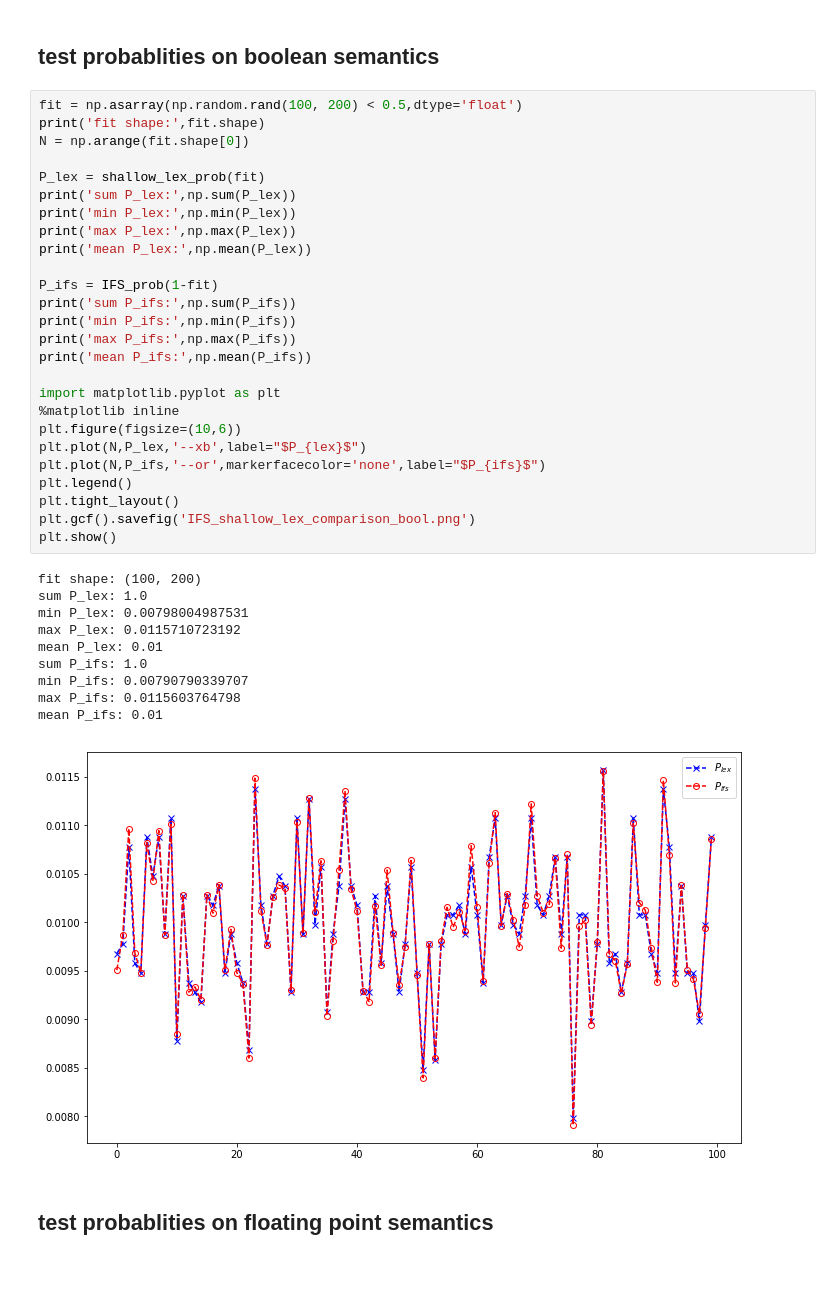
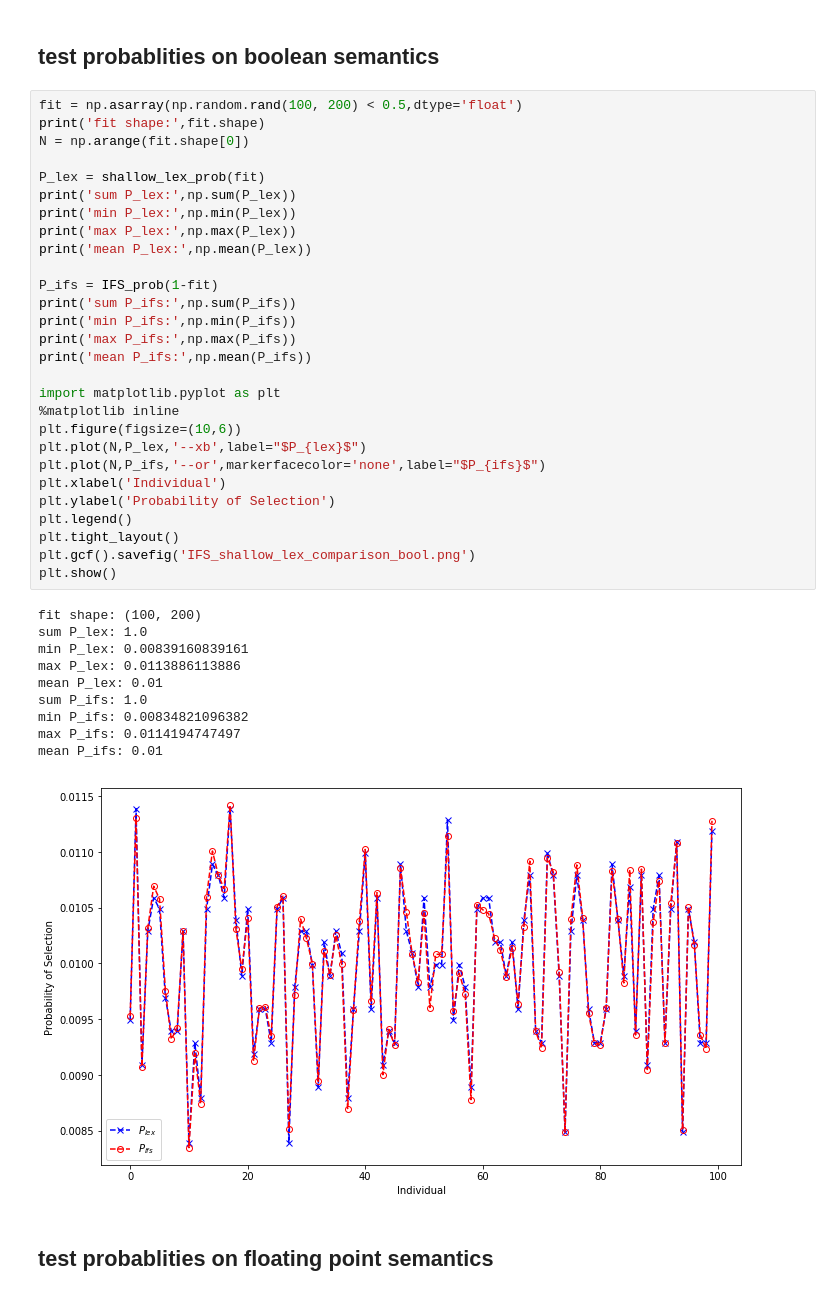
Before and after one commit to fagan2888/lexicase_probability_analysis, a Jupyter notebook: shallow lexicase.ipynb, the cells around one changed output. Cells and saved outputs as stored; diff of their text form.

```diff
--- a/shallow lexicase.ipynb
+++ b/shallow lexicase.ipynb
@@ -52,38 +52,40 @@ fit = np.asarray(np.random.rand(100, 200) < 0.5,dtype='float')
 print('fit shape:',fit.shape)
 N = np.arange(fit.shape[0])
 
 P_lex = shallow_lex_prob(fit)
 print('sum P_lex:',np.sum(P_lex))
 print('min P_lex:',np.min(P_lex))
 print('max P_lex:',np.max(P_lex))
 print('mean P_lex:',np.mean(P_lex))
 
 P_ifs = IFS_prob(1-fit)
 print('sum P_ifs:',np.sum(P_ifs))
 print('min P_ifs:',np.min(P_ifs))
 print('max P_ifs:',np.max(P_ifs))
 print('mean P_ifs:',np.mean(P_ifs))
 
 import matplotlib.pyplot as plt
 %matplotlib inline
 plt.figure(figsize=(10,6))
 plt.plot(N,P_lex,'--xb',label="$P_{lex}$")
 plt.plot(N,P_ifs,'--or',markerfacecolor='none',label="$P_{ifs}$")
+plt.xlabel('Individual')
+plt.ylabel('Probability of Selection')
 plt.legend()
 plt.tight_layout()
 plt.gcf().savefig('IFS_shallow_lex_comparison_bool.png')
 plt.show()
 # %% [output]
 fit shape: (100, 200)
 sum P_lex: 1.0
-min P_lex: 0.00798004987531
-max P_lex: 0.0115710723192
+min P_lex: 0.00839160839161
+max P_lex: 0.0113886113886
 mean P_lex: 0.01
 sum P_ifs: 1.0
-min P_ifs: 0.00790790339707
-max P_ifs: 0.0115603764798
+min P_ifs: 0.00834821096382
+max P_ifs: 0.0114194747497
 mean P_ifs: 0.01
-[figure, old version]
+[figure, new version]
 # %% [markdown]
 ## test probablities on floating point semantics
 # %%
```
Also changed, not shown: parts of 3 cells of this notebook.
